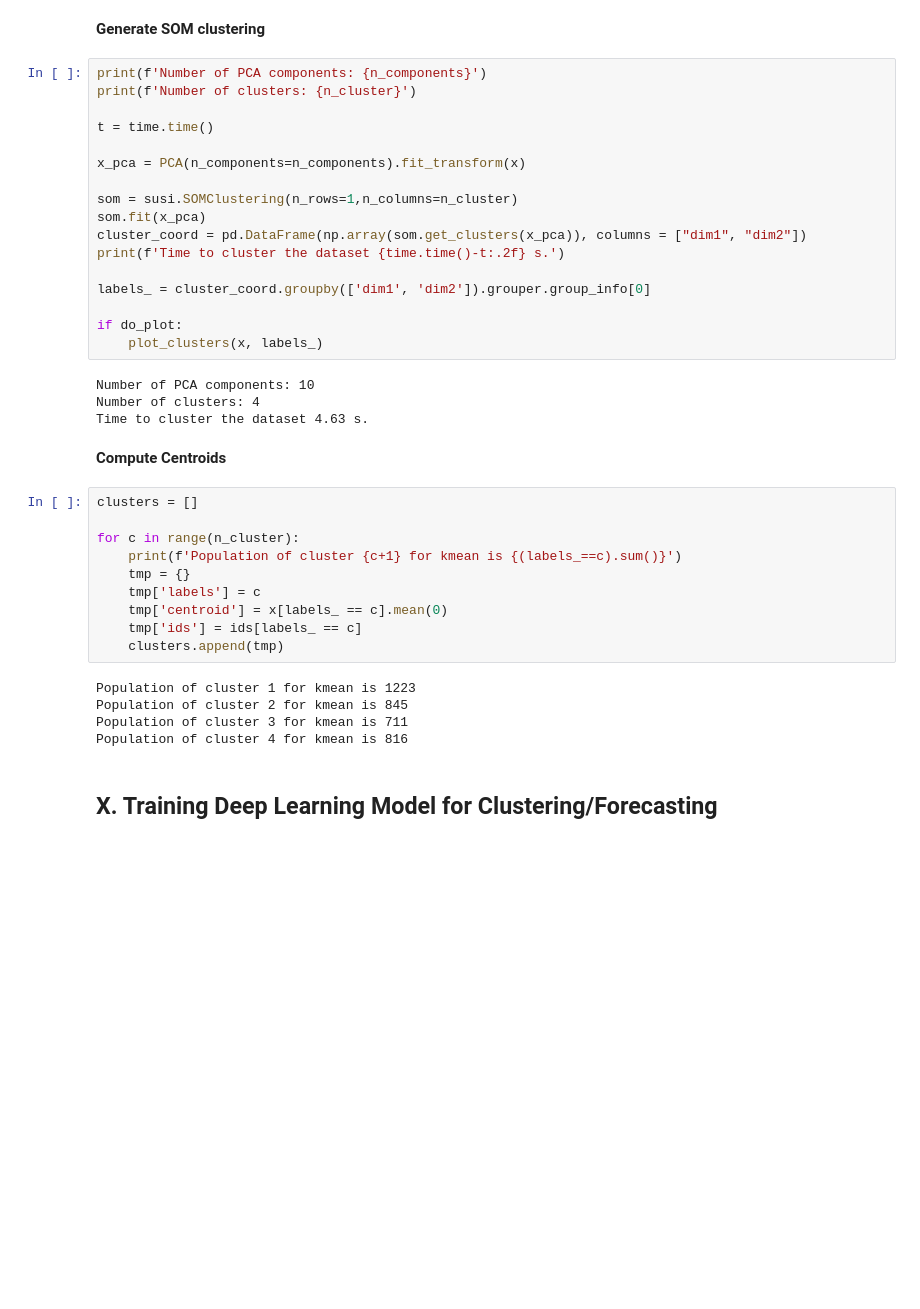
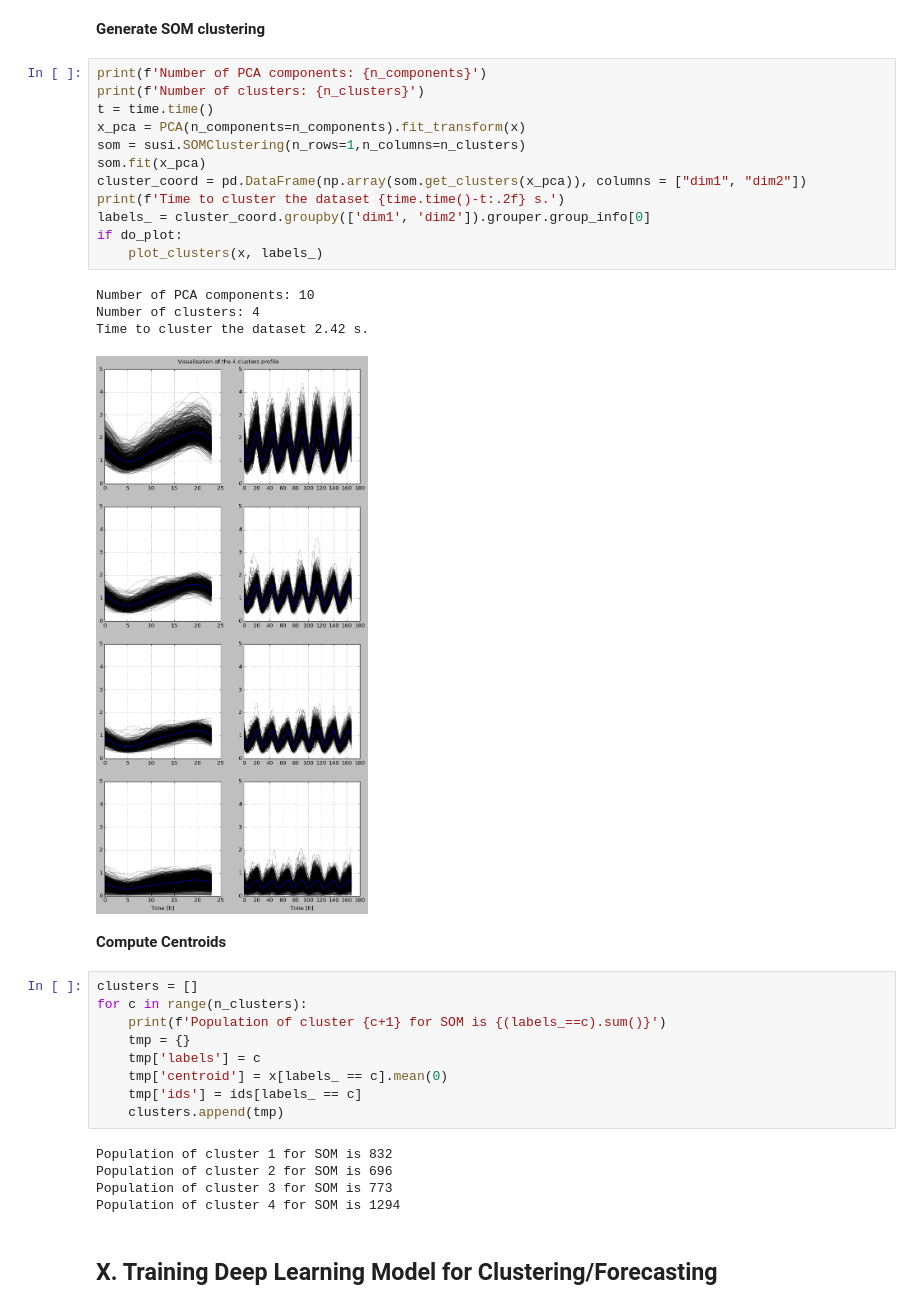
Before and after one commit to nvlaminc/Cenaero-TrailWorkshop2022, a Jupyter notebook: DimensionReduction/clustering/Clusters_Investigation.ipynb, the cells around one changed output. Cells and saved outputs as stored; diff of their text form; blank space fills up the shorter version.

```diff
--- a/DimensionReduction/clustering/Clusters_Investigation.ipynb
+++ b/DimensionReduction/clustering/Clusters_Investigation.ipynb
@@ -139,42 +131,37 @@ Population of cluster 4 for kmean is 648
 **Generate SOM clustering**
 # %%
 print(f'Number of PCA components: {n_components}')
-print(f'Number of clusters: {n_cluster}')
-
+print(f'Number of clusters: {n_clusters}')
 t = time.time()
-
 x_pca = PCA(n_components=n_components).fit_transform(x)
-
-som = susi.SOMClustering(n_rows=1,n_columns=n_cluster)
+som = susi.SOMClustering(n_rows=1,n_columns=n_clusters)
 som.fit(x_pca)
 cluster_coord = pd.DataFrame(np.array(som.get_clusters(x_pca)), columns = ["dim1", "dim2"])
 print(f'Time to cluster the dataset {time.time()-t:.2f} s.')
-
 labels_ = cluster_coord.groupby(['dim1', 'dim2']).grouper.group_info[0]
-
 if do_plot:
     plot_clusters(x, labels_)
 # %% [output]
 Number of PCA components: 10
 Number of clusters: 4
-Time to cluster the dataset 4.63 s.
+Time to cluster the dataset 2.42 s.
+[figure, added]
 # %% [markdown]
 **Compute Centroids**
 # %%
 clusters = []
-
-for c in range(n_cluster):
-    print(f'Population of cluster {c+1} for kmean is {(labels_==c).sum()}')
+for c in range(n_clusters):
+    print(f'Population of cluster {c+1} for SOM is {(labels_==c).sum()}')
     tmp = {}
     tmp['labels'] = c
     tmp['centroid'] = x[labels_ == c].mean(0)
     tmp['ids'] = ids[labels_ == c]
     clusters.append(tmp)
 # %% [output]
-Population of cluster 1 for kmean is 1223
-Population of cluster 2 for kmean is 845
-Population of cluster 3 for kmean is 711
-Population of cluster 4 for kmean is 816
+Population of cluster 1 for SOM is 832
+Population of cluster 2 for SOM is 696
+Population of cluster 3 for SOM is 773
+Population of cluster 4 for SOM is 1294
 # %% [markdown]
 ## X. Training Deep Learning Model for Clustering/Forecasting
 # %% [markdown]
```
Also changed, not shown: parts of 16 cells of this notebook, 2 other files.
